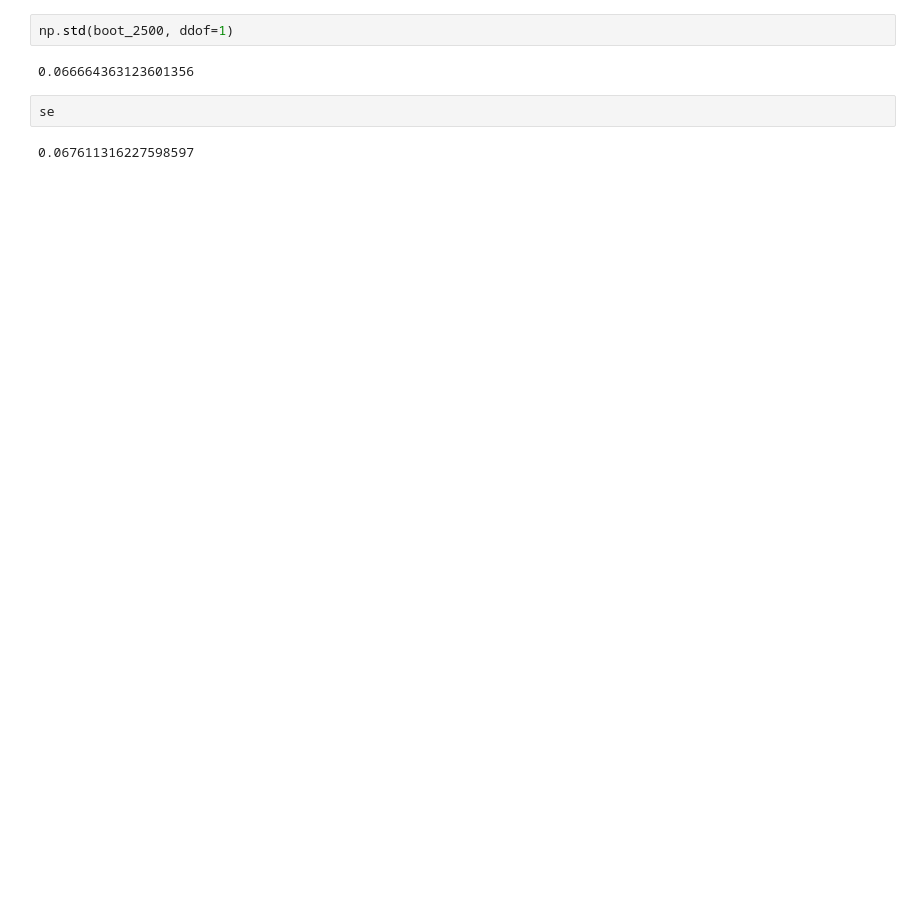
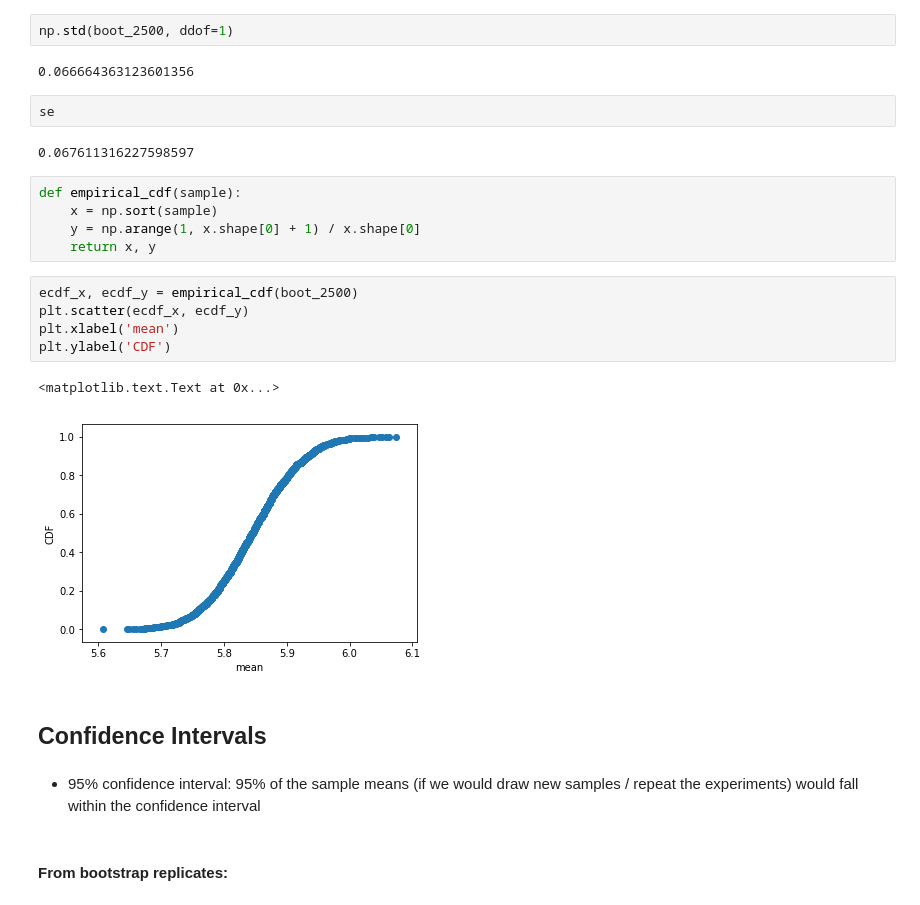
Before and after one commit to rasbt/data-science-tutorial, a Jupyter notebook: code/bootstrapping.ipynb, the cells around one changed output. Drawn from its saved outputs; the diff is of its cells as text; blank space fills up the shorter version.

```diff
--- a/code/bootstrapping.ipynb
+++ b/code/bootstrapping.ipynb
@@ -76,3 +92,22 @@ np.std(boot_2500, ddof=1)
 se
 # %% [output]
 0.067611316227598597
+# %%
+def empirical_cdf(sample):
+    x = np.sort(sample)
+    y = np.arange(1, x.shape[0] + 1) / x.shape[0]
+    return x, y
+# %%
+ecdf_x, ecdf_y = empirical_cdf(boot_2500)
+plt.scatter(ecdf_x, ecdf_y)
+plt.xlabel('mean')
+plt.ylabel('CDF')
+# %% [output]
+<matplotlib.text.Text at 0x...>
+[figure, added]
+# %% [markdown]
+## Confidence Intervals
+# %% [markdown]
+- 95% confidence interval: 95% of the sample means (if we would draw new samples / repeat the experiments) would fall within the confidence interval
+# %% [markdown]
+####  From bootstrap replicates:
```
Also changed, not shown: parts of 13 cells of this notebook.
